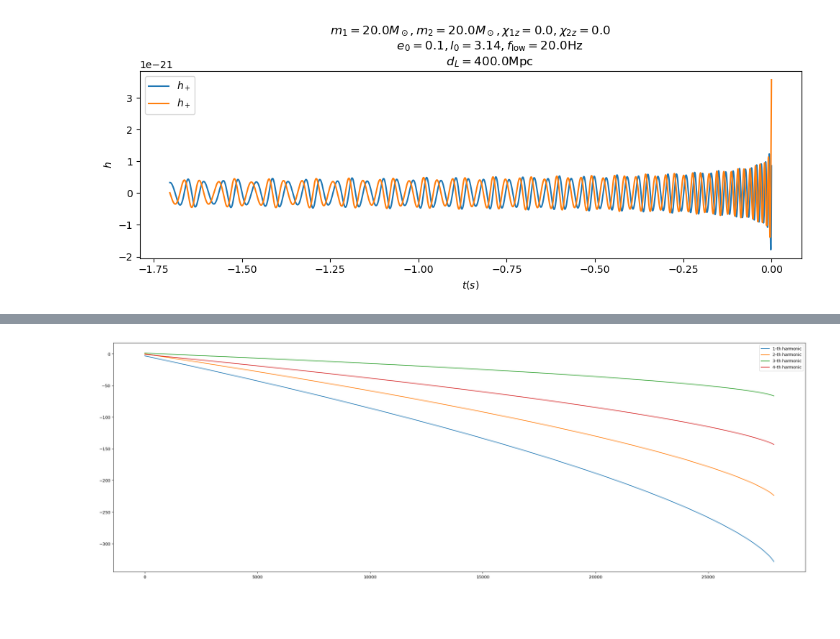
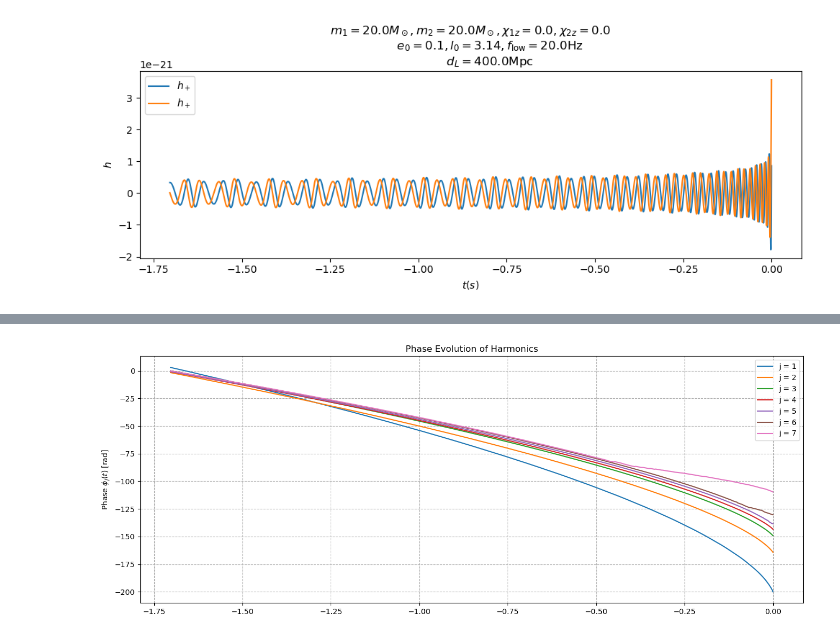
Before and after one commit to AfrozSaqlain/GWSurrogate, a Jupyter notebook: notebooks/esigma_eccentric_harmonics.ipynb, the cells around one changed output, grey strips where cells are left out. Saved outputs shown, nothing was run; the diff lists cells and outputs as text; code cells hidden in the pictures; blank space fills up the shorter version.

```diff
--- a/notebooks/esigma_eccentric_harmonics.ipynb
+++ b/notebooks/esigma_eccentric_harmonics.ipynb
@@ -82,10 +120,10 @@ U, s, Vt = np.linalg.svd(X_waveform, full_matrices=False)
 # %%
 plt.figure(figsize=(30, 10))
 
-for i in range(1,5):
-        waveform = s[i-1] * Vt[i-1]
-        plt.plot(waveform.real, label=f'{i}-th harmonic')
-
+for j_index, waveform in sorted_harmonics.items():
+        plt.plot(waveform.real, label=f'{j_index}-th harmonic')
+plt.ylabel('$h_j(t)$')
+plt.xlabel('Time [s]')
 plt.legend()
 plt.show()
 # %% [output]
@@ -93,10 +131,10 @@ plt.show()
 # %%
-plt.figure(figsize=(30, 10))
-
-for i in range(1,5):
-        amp = np.abs(s[i-1] * Vt[i-1])
-        plt.plot(1/i * amp, label=f'{i}-th harmonic')
-
+plt.figure(figsize=(16, 6))
+for j_index, waveform in sorted_harmonics.items():
+    amp = np.abs(waveform)
+    plt.plot(ref_time, amp, label=f'j = {j_index}')
+plt.ylabel('Amplitude |$h_j(t)$|')
+plt.title('Amplitudes of Harmonics')
 plt.legend()
-plt.show()
+plt.grid(True, which="both", ls="--")
 # %% [output]
@@ -104,11 +142,11 @@ plt.show()
 # %%
-plt.figure(figsize=(30, 10))
-
-for i in range(1,5):
-        phase = np.unwrap(np.angle(s[i-1] * Vt[i-1]))
-        plt.plot(1/i * phase, label=f'{i}-th harmonic')
-
+plt.figure(figsize=(16, 6))
+for j_index, waveform in sorted_harmonics.items():
+    phase = np.unwrap(np.angle(waveform))
+    plt.plot(ref_time, 1 / j_index * phase, label=f'j = {j_index}')
+plt.ylabel('Phase $\phi_j(t)$ [rad]')
+plt.title('Phase Evolution of Harmonics')
 plt.legend()
-plt.show()
+plt.grid(True, which="both", ls="--")
 # %% [output]
-[figure, old version]
+[figure, new version]
```
Also changed, not shown: parts of 5 cells of this notebook, 2 other files.
